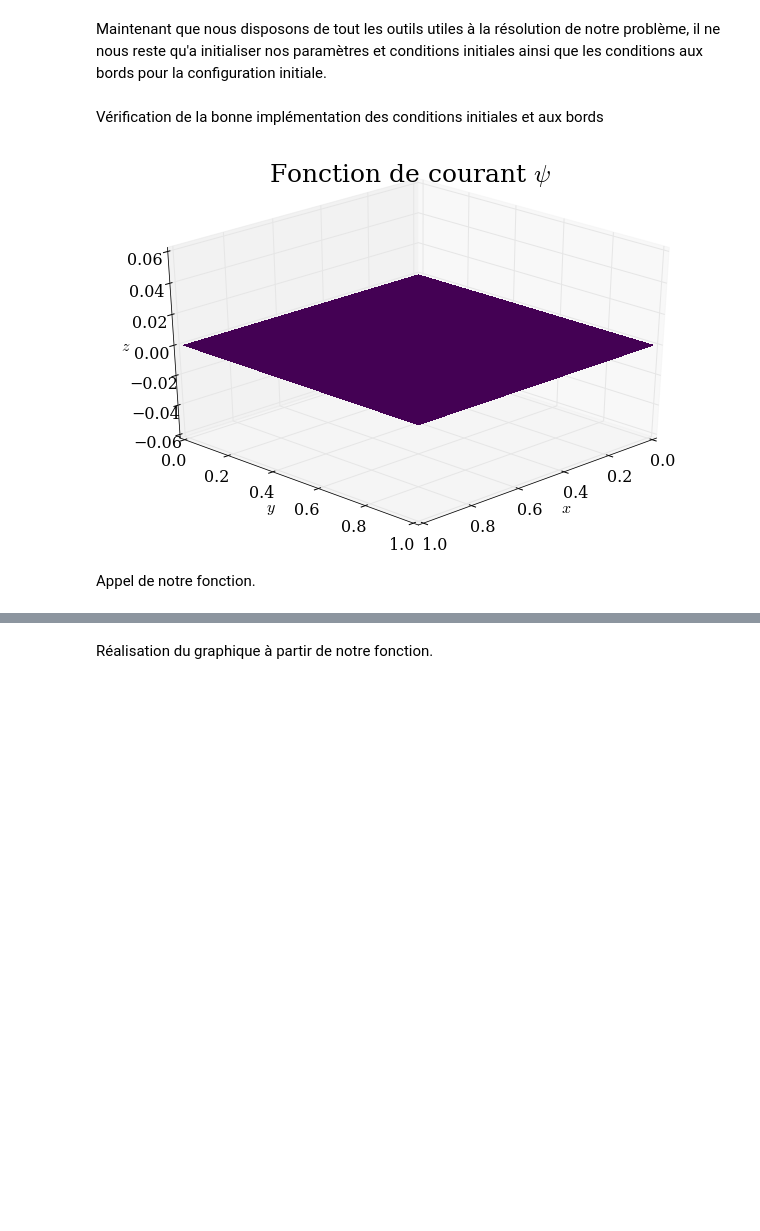
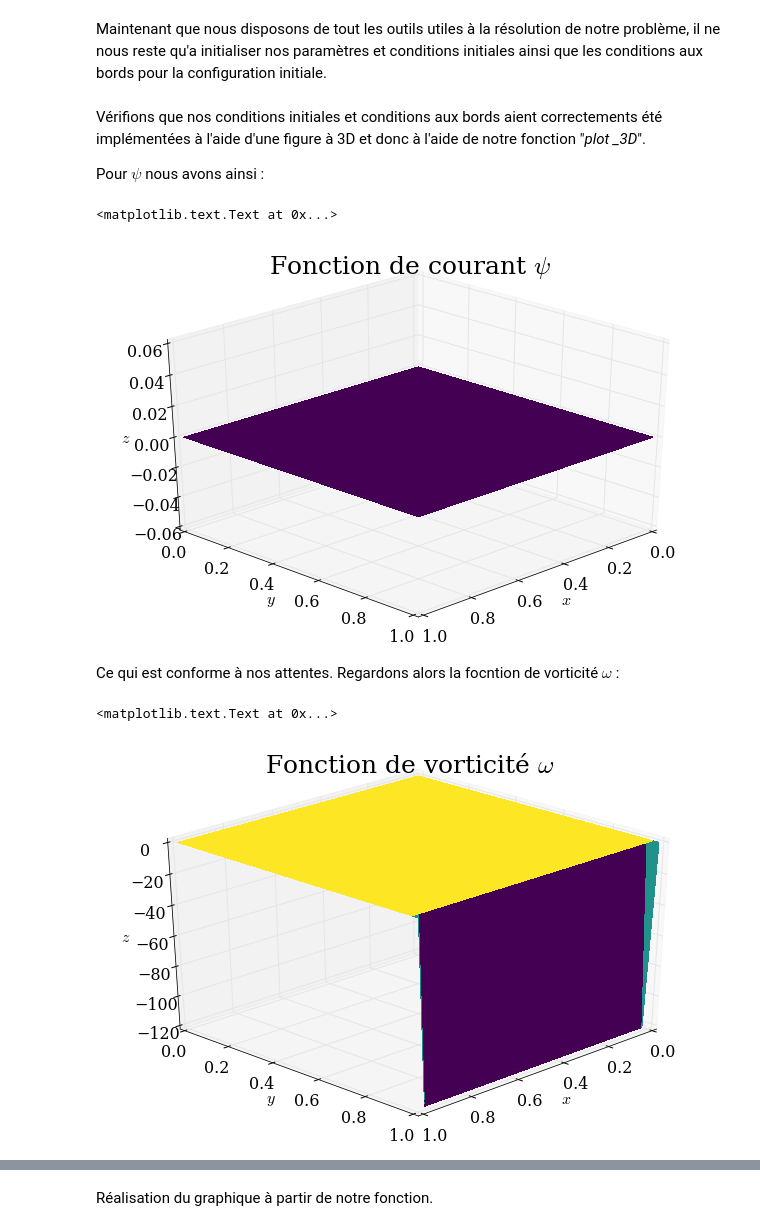
Before and after one commit to ServranckxChristophe/numerical-mooc, a Jupyter notebook: working/Stokes_flow.ipynb, the cells around one changed output, grey strips where cells are left out. Cells and saved outputs as stored; diff of their text form; code cells hidden in the pictures; blank space fills up the shorter version.

```diff
--- a/working/Stokes_flow.ipynb
+++ b/working/Stokes_flow.ipynb
@@ -503,11 +509,22 @@ om0[:,0] = -0.5/(d**2)*(8*psi0[:,1]-psi0[:,2])
 # Aide au traçage
 x = numpy.linspace(0,l,nx)
 y = numpy.linspace(0,h,ny)
-# %% [markdown]
-Vérification de la bonne implémentation des conditions initiales et aux bords
+# %% [markdown]
+Vérifions que nos conditions initiales et conditions aux bords aient correctements été implémentées à l'aide d'une figure à 3D et donc à l'aide de notre fonction "*plot _3D*".
+
+Pour $\psi$ nous avons ainsi :
 # %%
 plot_3D(x,y,psi0)
+pyplot.title("Fonction de courant $\psi$", fontsize = 25)
 # %% [output]
+<matplotlib.text.Text at 0x...>
 [figure]
-# %% [markdown]
-Appel de notre fonction.
+# %% [markdown]
+Ce qui est conforme à nos attentes.
+Regardons alors la focntion de vorticité $\omega$ :
+# %%
+plot_3D(x,y,om0)
+pyplot.title("Fonction de vorticité $\omega$", fontsize = 25)
+# %% [output]
+<matplotlib.text.Text at 0x...>
+[figure, added]
```
Also changed, not shown: parts of 17 cells of this notebook.
